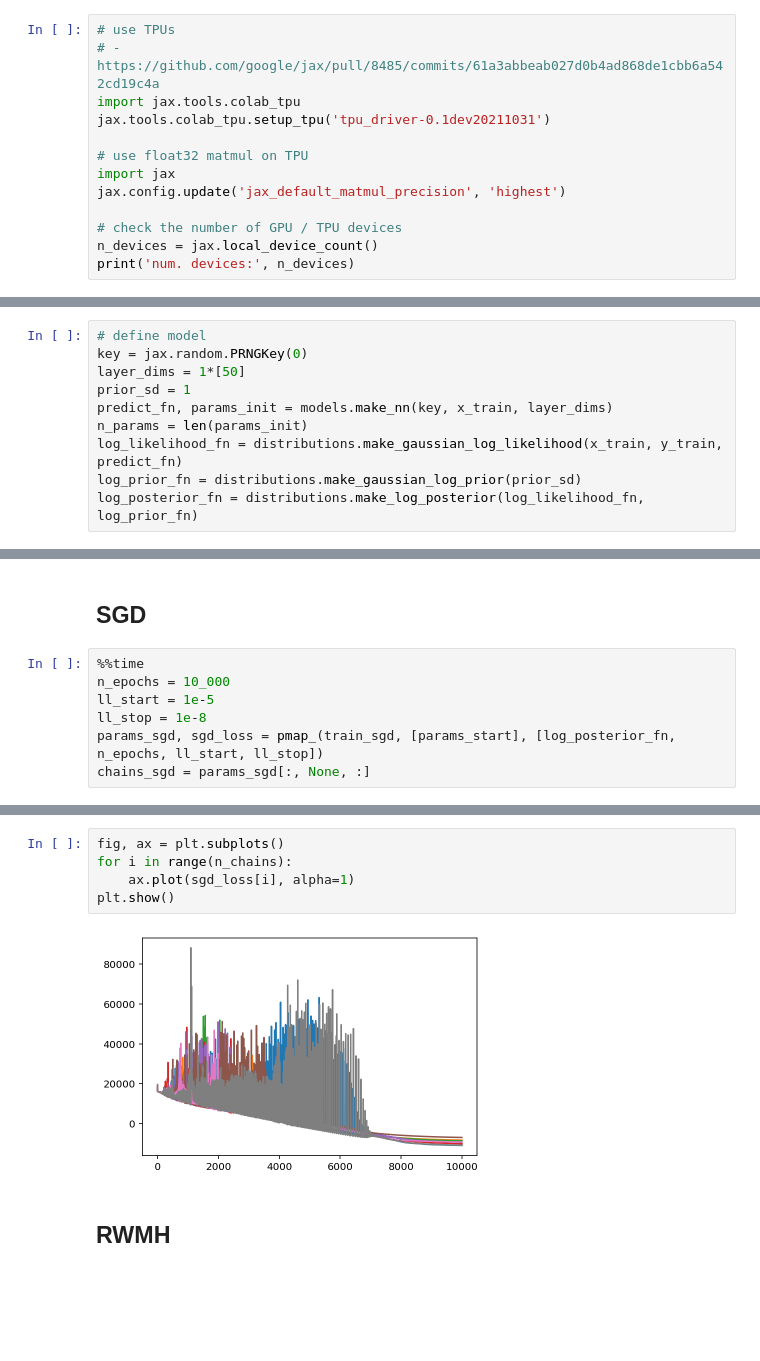
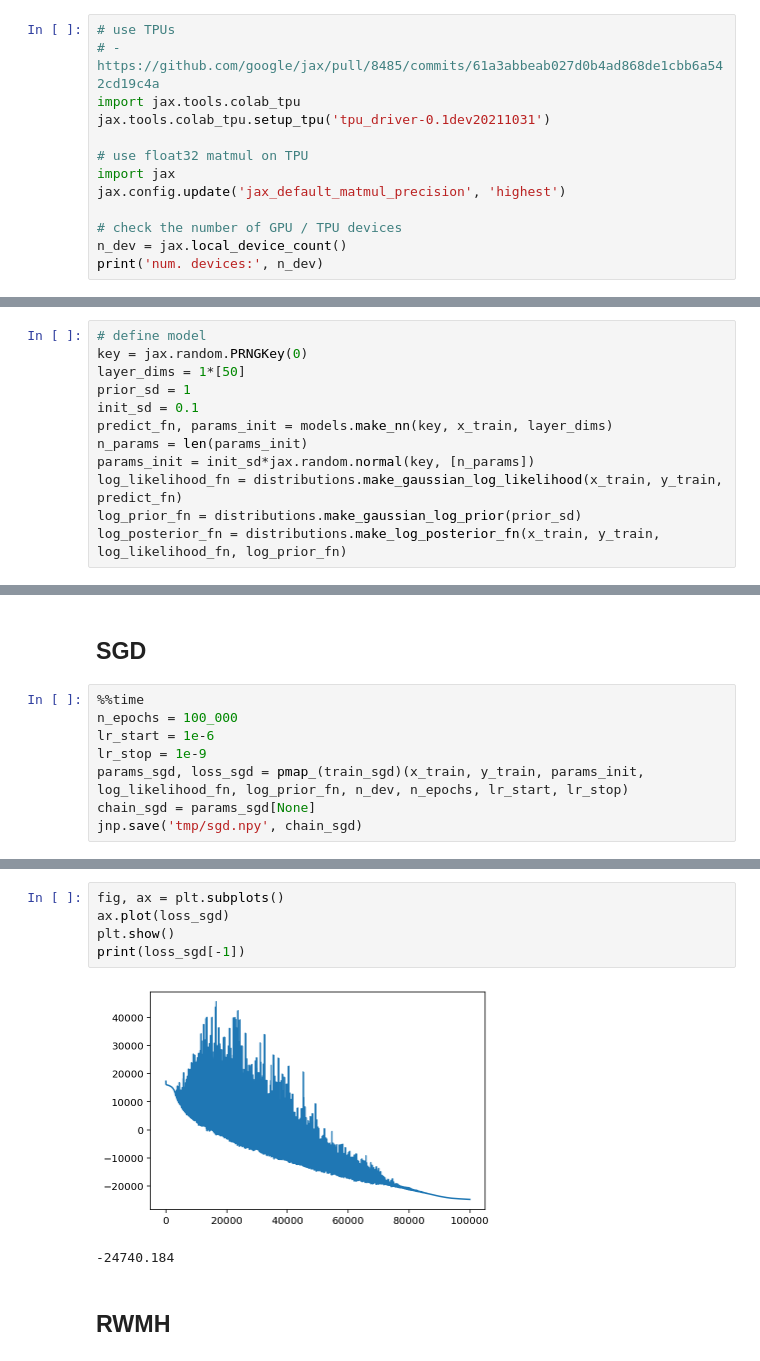
Before and after one commit to martin-marek/bnn-project, a Jupyter notebook: notebooks/uci_regression.ipynb, the cells around one changed output, grey strips where cells are left out. Drawn from its saved outputs; the diff is of its cells as text; blank space fills up the shorter version.

Commit message:
streamlined spmd training

```diff
--- a/notebooks/uci_regression.ipynb
+++ b/notebooks/uci_regression.ipynb
@@ -22,8 +22,8 @@ import jax
 jax.config.update('jax_default_matmul_precision', 'highest')
 
 # check the number of GPU / TPU devices
-n_devices = jax.local_device_count()
-print('num. devices:', n_devices)
+n_dev = jax.local_device_count()
+print('num. devices:', n_dev)
 # %% [output]
 num. devices: 8
 # %% [markdown]
@@ -67,11 +67,13 @@ plt.show()
 key = jax.random.PRNGKey(0)
 layer_dims = 1*[50]
 prior_sd = 1
+init_sd = 0.1
 predict_fn, params_init = models.make_nn(key, x_train, layer_dims)
 n_params = len(params_init)
+params_init = init_sd*jax.random.normal(key, [n_params])
 log_likelihood_fn = distributions.make_gaussian_log_likelihood(x_train, y_train, predict_fn)
 log_prior_fn = distributions.make_gaussian_log_prior(prior_sd)
-log_posterior_fn = distributions.make_log_posterior(log_likelihood_fn, log_prior_fn)
+log_posterior_fn = distributions.make_log_posterior_fn(x_train, y_train, log_likelihood_fn, log_prior_fn)
 # %%
 # test model
 print('num. params: ', n_params)
@@ -100,9 +90,10 @@ params_start = init_sd*jax.random.normal(key, [n_chains, n_params])
 ## SGD
 # %%
 %%time
-n_epochs = 10_000
-ll_start = 1e-5
-ll_stop = 1e-8
-params_sgd, sgd_loss = pmap_(train_sgd, [params_start], [log_posterior_fn, n_epochs, ll_start, ll_stop])
-chains_sgd = params_sgd[:, None, :]
+n_epochs = 100_000
+lr_start = 1e-6
+lr_stop = 1e-9
+params_sgd, loss_sgd = pmap_(train_sgd)(x_train, y_train, params_init, log_likelihood_fn, log_prior_fn, n_dev, n_epochs, lr_start, lr_stop)
+chain_sgd = params_sgd[None]
+jnp.save('tmp/sgd.npy', chain_sgd)
 # %% [output]
@@ -111,9 +102,10 @@ Wall time: 3.37 s
 # %%
 fig, ax = plt.subplots()
-for i in range(n_chains):
-    ax.plot(sgd_loss[i], alpha=1)
+ax.plot(loss_sgd)
 plt.show()
+print(loss_sgd[-1])
 # %% [output]
-[figure, old version]
+[figure, new version]
+-24740.184
 # %% [markdown]
 ## RWMH
```
Also changed, not shown: parts of 26 cells of this notebook, 6 other files.
